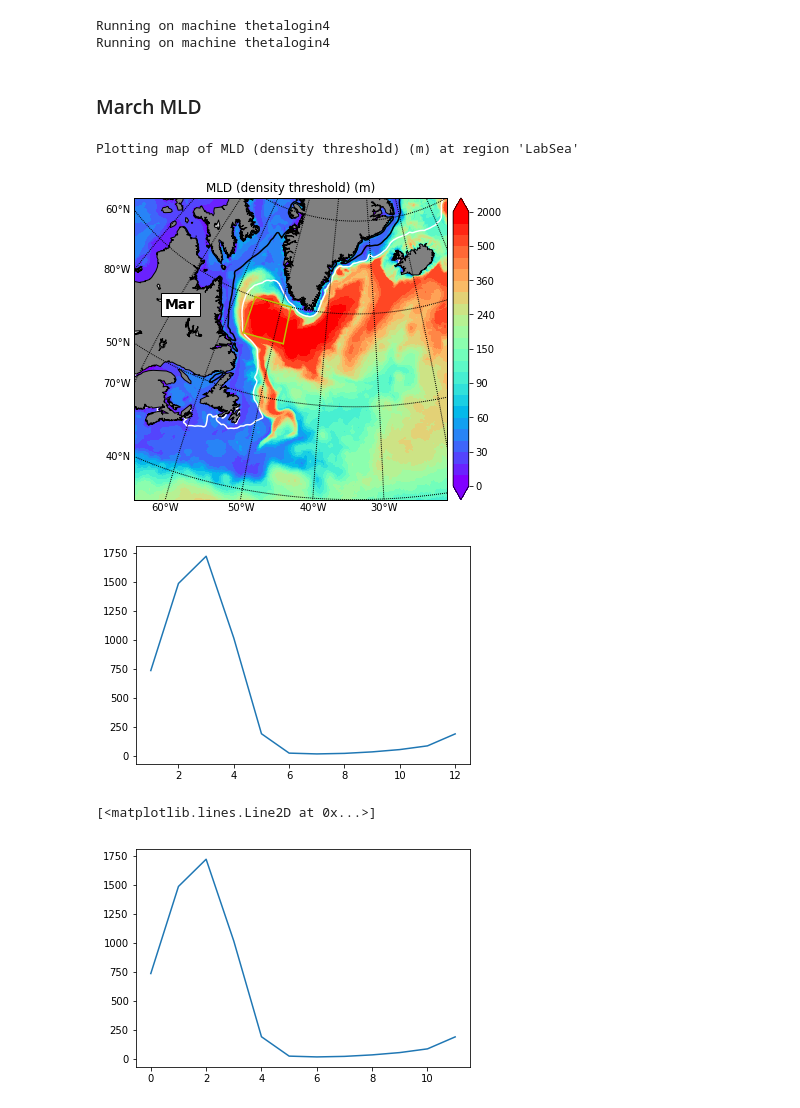
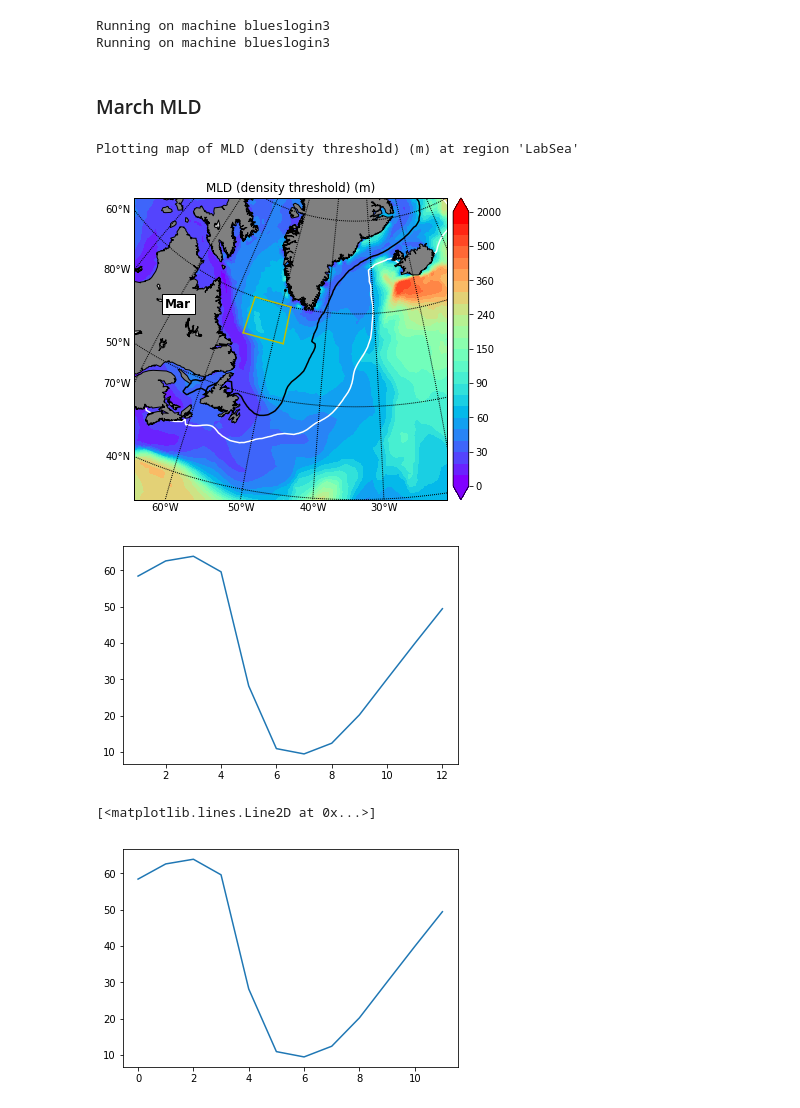
Before and after one commit to qingli411/mpasanalysis, a Jupyter notebook: get_LabSea_MLD.ipynb, the cells around one changed output. Cells and saved outputs as stored; diff of their text form; code cells hidden in the pictures.

```diff
--- a/get_LabSea_MLD.ipynb
+++ b/get_LabSea_MLD.ipynb
@@ -4,19 +4,21 @@ import e3sm_res_cmp
 %matplotlib inline
 # %%
 # get paths of restart files, monthly mean output files, processed climatology files and output figures
-ts_ys = 26
-ts_ye = 55
-data_root = e3sm_res_cmp.load_paths_ocn(climo_ys=ts_ys, climo_ye=ts_ye, ts_ys=ts_ys, ts_ye=ts_ye)
+ts_ys = 21
+ts_ye = 50
+data_root = e3sm_res_cmp.load_paths_ocn(climo_ys=ts_ys, climo_ye=ts_ye, ts_ys=ts_ys, ts_ye=ts_ye,
+                                        runname='low-res-cmp')
 rst_root = data_root['rst_root']
 ts_root = data_root['ts_root']
 climo_root = data_root['climo_root']
 fig_root = data_root['fig_root']
 rst_file = rst_root+'/mpaso.rst.{:04d}-01-01_00000.nc'.format(ts_ye+1)
-data_root_ice = e3sm_res_cmp.load_paths_ice(climo_ys=ts_ys, climo_ye=ts_ye, ts_ys=ts_ys, ts_ye=ts_ye)
+data_root_ice = e3sm_res_cmp.load_paths_ice(climo_ys=ts_ys, climo_ye=ts_ye, ts_ys=ts_ys, ts_ye=ts_ye,
+                                            runname='low-res-cmp')
 climo_root_ice = data_root_ice['climo_root']
 # %% [output]
-Running on machine thetalogin4
-Running on machine thetalogin4
+Running on machine blueslogin3
+Running on machine blueslogin3
 # %%
 # load dataset
 f_rst = Dataset(rst_file, 'r')
@@ -38,35 +40,35 @@ fig = plt.figure(figsize=[6,6])
 mld_d = f_climo.variables['timeMonthly_avg_dThreshMLD'][0,:]
 mpaso_mld_d = MPASOMap(data=mld_d, lat=lat, lon=lon, cellarea=cellArea,
                        name='MLD (density threshold)', units='m')
-m = mpaso_mld_d.plot(region='LabSea', ptype='contourf', levels=levels, label=calendar.month_abbr[3])
+m, tmp = mpaso_mld_d.plot(region='LabSea', ptype='contourf', levels=levels, label=calendar.month_abbr[3])
 
 
 climo_file_ice = climo_root_ice+'/iceFraction/mpascice_03_climo.nc'
 f_climo_ice = Dataset(climo_file_ice, 'r')
 icearea_d = f_climo_ice.variables['timeMonthly_avg_iceAreaCell'][0,:]
 mpascice_icearea_d = MPASCICEMap(data=icearea_d, lat=lat, lon=lon, cellarea=cellArea,
                                  name='Ice Area', units='none')
 mpascice_icearea_d.overlay(m, levels=[0.15, 0.85], cmap='bone_r')
 
 robj = region_latlon('LabSea_SD1')
 m.drawgreatcircle(robj.lon_ll, robj.lat_ll, robj.lon_ll, robj.lat_ur, color='y')
 m.drawgreatcircle(robj.lon_ll, robj.lat_ur, robj.lon_ur, robj.lat_ur, color='y')
 m.drawgreatcircle(robj.lon_ur, robj.lat_ur, robj.lon_ur, robj.lat_ll, color='y')
 m.drawgreatcircle(robj.lon_ur, robj.lat_ll, robj.lon_ll, robj.lat_ll, color='y')
 plt.show()
 
 # save data
 path_mld = fig_root+'/data_map_LabSea_climo_03_dThreshMLD.npz'
 mpaso_mld_d.save(path_mld)
 path_ice = fig_root+'/data_map_LabSea_climo_03_iceArea.npz'
 mpascice_icearea_d.save(path_ice)
 
 figname = fig_root+'/LabSea_climo_03_dThreshMLD_ice.png'
 # fig.savefig(figname, dpi = 300)
 # plt.close(fig)
 # %% [output]
 Plotting map of MLD (density threshold) (m) at region 'LabSea'
-[figure, old version]
+[figure, new version]
 # %%
 mdata = np.zeros(12)
 time = np.linspace(1,12,12)
@@ -87,9 +89,9 @@ plt.plot(time, mdata)
 path_mld = fig_root+'/data_ts_LabSea_SD1_avg_dThreshMLD.npz'
 np.savez(path_mld, mld=mdata)
 # %% [output]
-[figure, old version]
+[figure, new version]
 # %%
 plt.plot(mdata)
 # %% [output]
 [<matplotlib.lines.Line2D at 0x...>]
-[figure, old version]
+[figure, new version]
```
Also changed, not shown: 1 other file.
